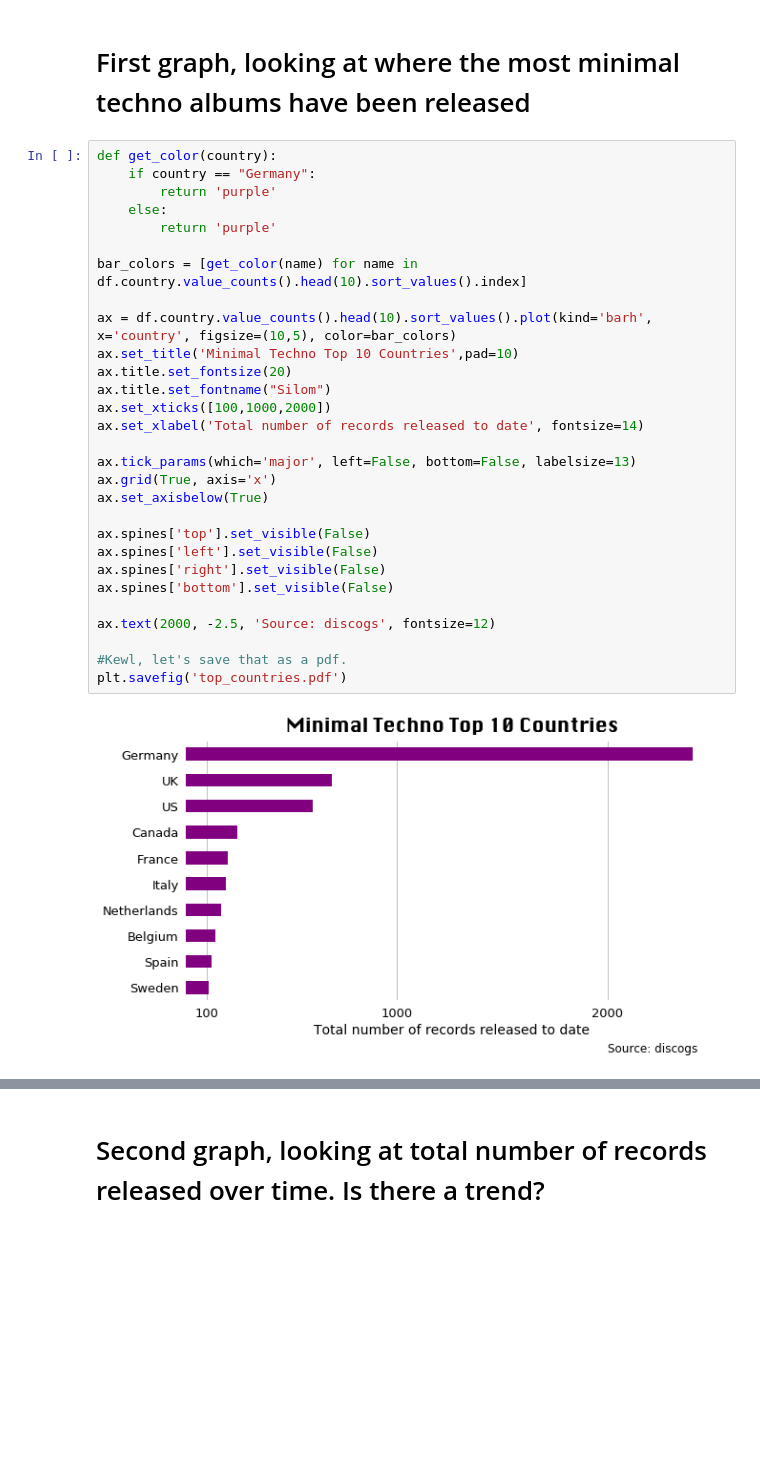
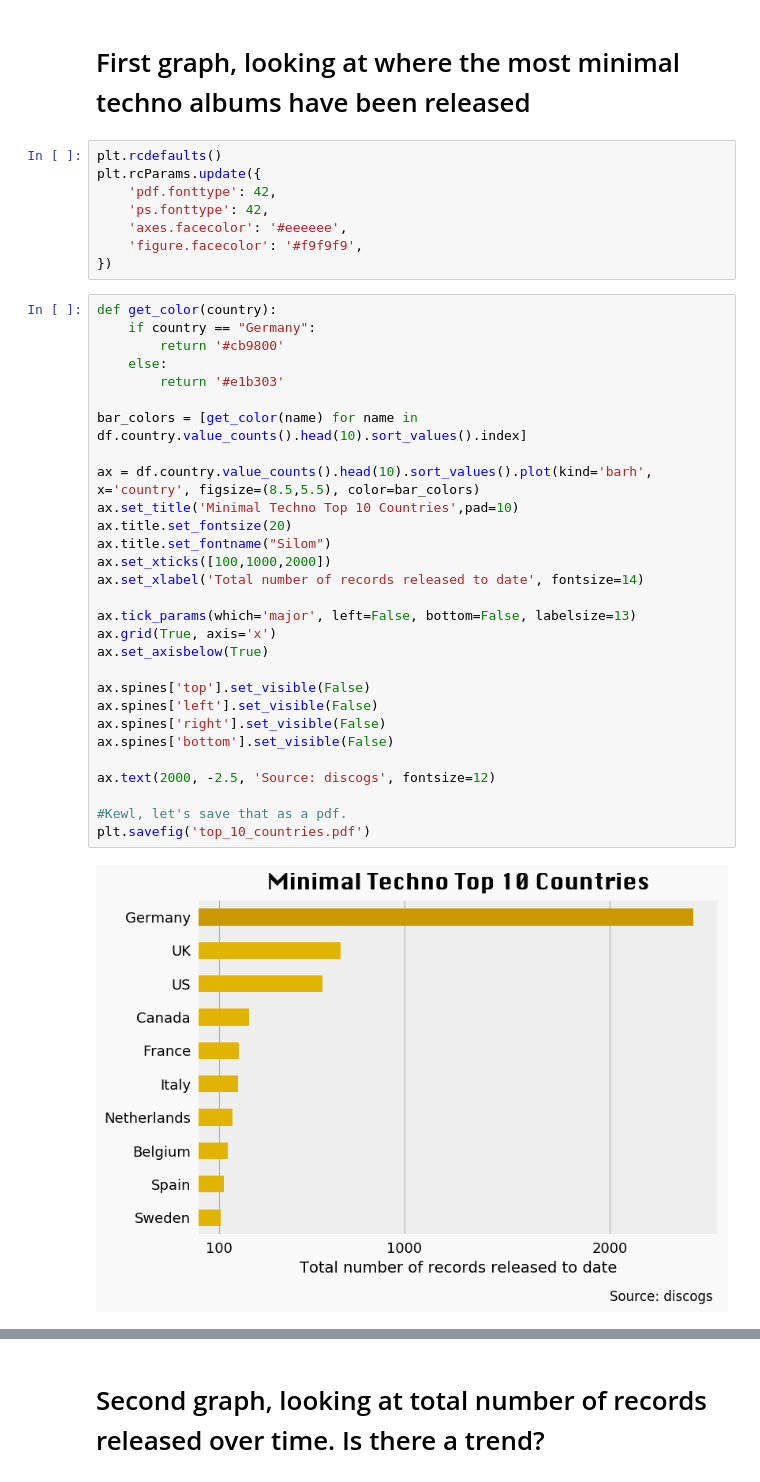
Before and after one commit to maxarvid/data-studio, a Jupyter notebook: code/01_minimal_techno/2. Minimal techno graphing.ipynb, the cells around one changed output, grey strips where cells are left out. Cells and saved outputs as stored; diff of their text form; blank space fills up the shorter version.

Commit message:
Edited minimal techno graphs

```diff
--- a/code/01_minimal_techno/2. Minimal techno graphing.ipynb
+++ b/code/01_minimal_techno/2. Minimal techno graphing.ipynb
@@ -25,34 +27,42 @@ Index(['Germany', 'UK', 'US', 'Canada', 'France', 'Italy', 'Netherlands',
       dtype='object')
 # %% [markdown]
 # First graph, looking at where the most minimal techno albums have been released
+# %%
+plt.rcdefaults()
+plt.rcParams.update({
+    'pdf.fonttype': 42,
+    'ps.fonttype': 42,
+    'axes.facecolor': '#eeeeee',
+    'figure.facecolor': '#f9f9f9',
+})
 # %%
 def get_color(country):
     if country == "Germany":
-        return 'purple'
+        return '#cb9800'
     else:
-        return 'purple'
+        return '#e1b303'
 
 bar_colors = [get_color(name) for name in df.country.value_counts().head(10).sort_values().index]
 
-ax = df.country.value_counts().head(10).sort_values().plot(kind='barh', x='country', figsize=(10,5), color=bar_colors)
+ax = df.country.value_counts().head(10).sort_values().plot(kind='barh', x='country', figsize=(8.5,5.5), color=bar_colors)
 ax.set_title('Minimal Techno Top 10 Countries',pad=10)
 ax.title.set_fontsize(20)
 ax.title.set_fontname("Silom")
 ax.set_xticks([100,1000,2000])
 ax.set_xlabel('Total number of records released to date', fontsize=14)
 
 ax.tick_params(which='major', left=False, bottom=False, labelsize=13)
 ax.grid(True, axis='x')
 ax.set_axisbelow(True)
 
 ax.spines['top'].set_visible(False)
 ax.spines['left'].set_visible(False)
 ax.spines['right'].set_visible(False)
 ax.spines['bottom'].set_visible(False)
 
 ax.text(2000, -2.5, 'Source: discogs', fontsize=12)
 
 #Kewl, let's save that as a pdf.
-plt.savefig('top_countries.pdf')
+plt.savefig('top_10_countries.pdf')
 # %% [output]
-[figure, old version]
+[figure, new version]
```
Also changed, not shown: parts of 6 cells of this notebook, 16 other files.
